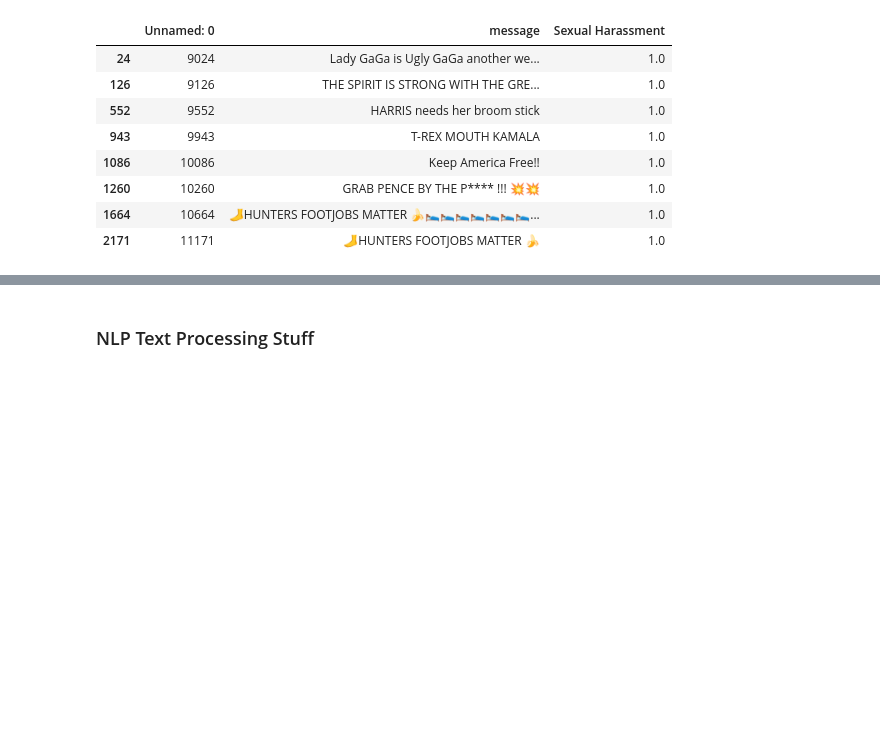
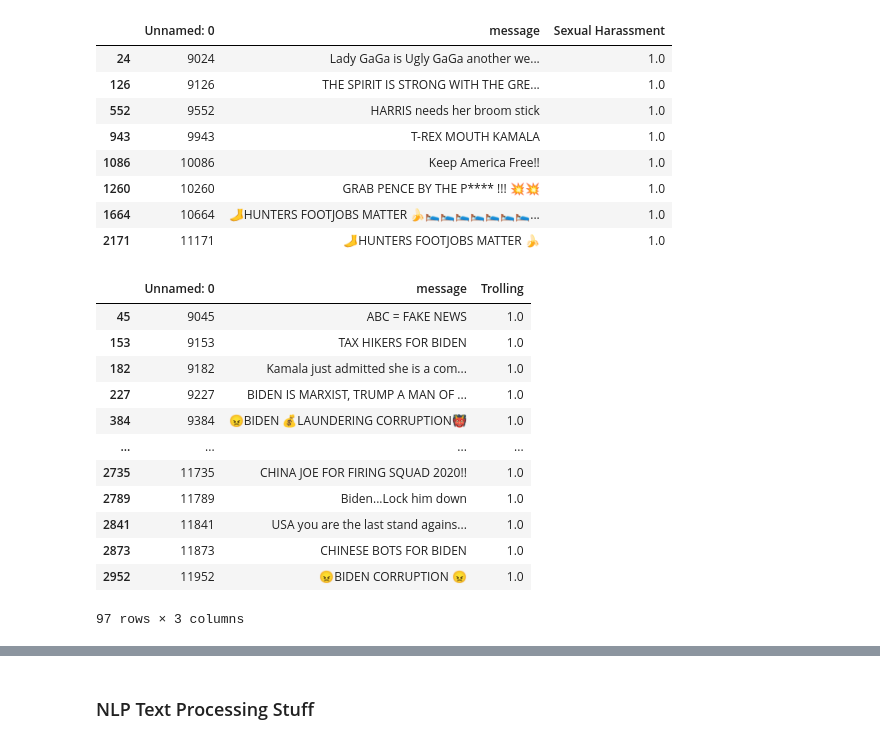
Before and after one commit to feebeef/Twitch-Chat-Log-Toxicity-Analysis, a Jupyter notebook: tfidf_YouTubeX.ipynb, the cells around one changed output, grey strips where cells are left out. Cells and saved outputs as stored; diff of their text form; code cells hidden in the pictures; blank space fills up the shorter version.

Commit message:
trolling, others, toxic docs combined

```diff
--- a/tfidf_YouTubeX.ipynb
+++ b/tfidf_YouTubeX.ipynb
@@ -130,3 +130,28 @@ sHarassment
 | 1260 | 10260 | GRAB PENCE BY THE P**** !!! 💥💥 | 1.0 |
 | 1664 | 10664 | 🦶HUNTERS FOOTJOBS MATTER 🍌🛌🛌🛌🛌🛌🛌🛌... | 1.0 |
 | 2171 | 11171 | 🦶HUNTERS FOOTJOBS MATTER 🍌 | 1.0 |
+# %%
+trolling = pd.DataFrame()
+temp0 = coder1.loc[coder1['Trolling'] == 1.0]
+temp1 = coder2.loc[coder2['Trolling'] == 1.0]
+temp2 = coder3.loc[coder3['Trolling'] == 1.0]
+
+trolling = pd.concat([temp0, temp1, temp2])
+trolling.drop(trolling.columns.difference(['Unnamed: 0', 'message','Trolling']), 1, inplace=True)
+
+trolling.drop_duplicates(subset ="message", keep = False, inplace = True)
+trolling
+# %% [output]
+|  | Unnamed: 0 | message | Trolling |
+| 45 | 9045 | ABC = FAKE NEWS | 1.0 |
+| 153 | 9153 | TAX HIKERS FOR BIDEN | 1.0 |
+| 182 | 9182 | Kamala just admitted she is a com... | 1.0 |
+| 227 | 9227 | BIDEN IS MARXIST, TRUMP A MAN OF ... | 1.0 |
+| 384 | 9384 | 😠BIDEN 💰LAUNDERING CORRUPTION👹 | 1.0 |
+| ... | ... | ... | ... |
+| 2735 | 11735 | CHINA JOE FOR FIRING SQUAD 2020!! | 1.0 |
+| 2789 | 11789 | Biden...Lock him down | 1.0 |
+| 2841 | 11841 | USA you are the last stand agains... | 1.0 |
+| 2873 | 11873 | CHINESE BOTS FOR BIDEN | 1.0 |
+| 2952 | 11952 | 😠BIDEN CORRUPTION 😠 | 1.0 |
+97 rows × 3 columns
```
Also changed, not shown: parts of 2 cells of this notebook.
